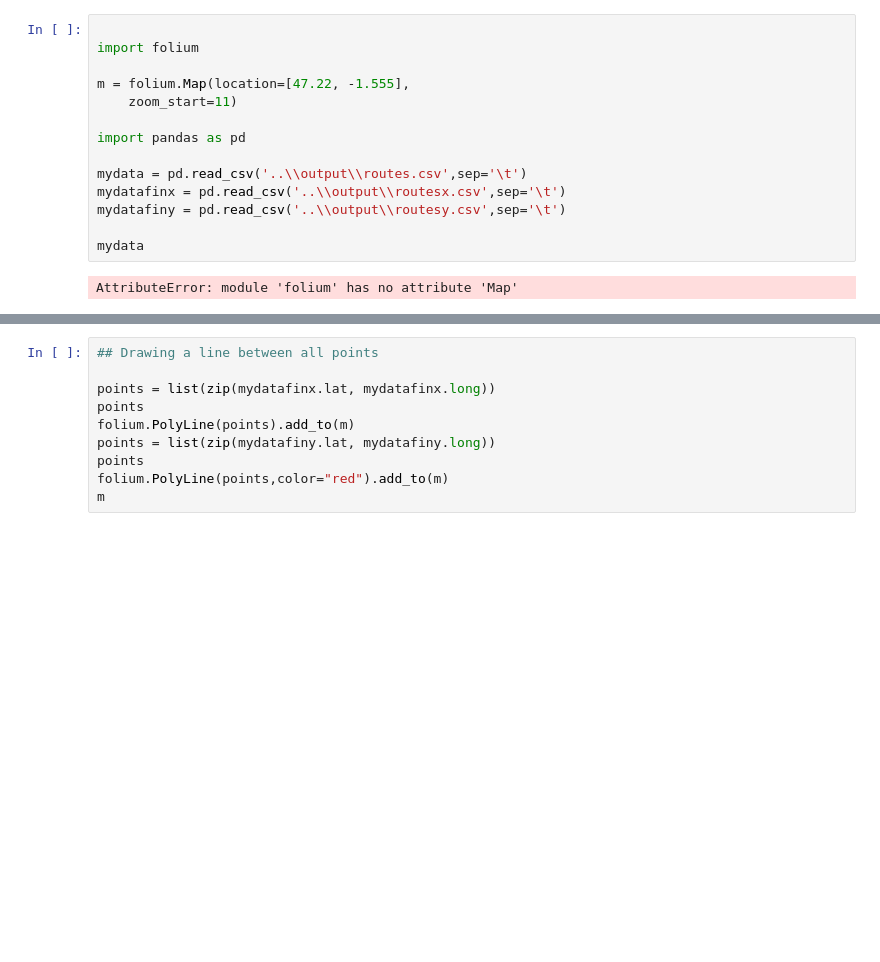
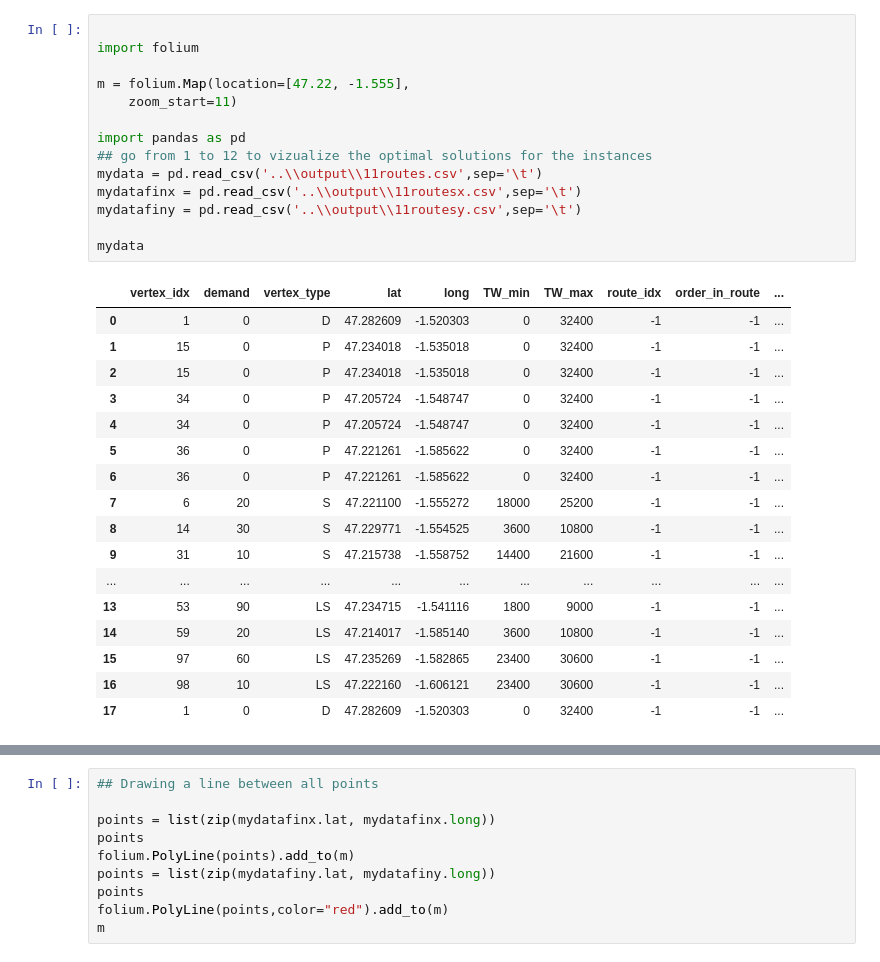
Before and after one commit to thaddeusLEONARD/Transport, a Jupyter notebook: visu/FoliumTruckAndFreighter.ipynb, the cells around one changed output, grey strips where cells are left out. Cells and saved outputs as stored; diff of their text form; blank space fills up the shorter version.

Commit message:
pour les photos des instances

```diff
--- a/visu/FoliumTruckAndFreighter.ipynb
+++ b/visu/FoliumTruckAndFreighter.ipynb
@@ -1,19 +1,35 @@
 # %%
 
 import folium
 
 m = folium.Map(location=[47.22, -1.555],
     zoom_start=11)
 
 import pandas as pd
-
-mydata = pd.read_csv('..\\output\\routes.csv',sep='\t')
-mydatafinx = pd.read_csv('..\\output\\routesx.csv',sep='\t')
-mydatafiny = pd.read_csv('..\\output\\routesy.csv',sep='\t')
+## go from 1 to 12 to vizualize the optimal solutions for the instances
+mydata = pd.read_csv('..\\output\\11routes.csv',sep='\t')
+mydatafinx = pd.read_csv('..\\output\\11routesx.csv',sep='\t')
+mydatafiny = pd.read_csv('..\\output\\11routesy.csv',sep='\t')
 
 mydata
 # %% [output]
-AttributeError: module 'folium' has no attribute 'Map'
+|  | vertex_idx | demand | vertex_type | lat | long | TW_min | TW_max | route_idx | order_in_route | ... |
+| 0 | 1 | 0 | D | 47.282609 | -1.520303 | 0 | 32400 | -1 | -1 | ... |
+| 1 | 15 | 0 | P | 47.234018 | -1.535018 | 0 | 32400 | -1 | -1 | ... |
+| 2 | 15 | 0 | P | 47.234018 | -1.535018 | 0 | 32400 | -1 | -1 | ... |
+| 3 | 34 | 0 | P | 47.205724 | -1.548747 | 0 | 32400 | -1 | -1 | ... |
+| 4 | 34 | 0 | P | 47.205724 | -1.548747 | 0 | 32400 | -1 | -1 | ... |
+| 5 | 36 | 0 | P | 47.221261 | -1.585622 | 0 | 32400 | -1 | -1 | ... |
+| 6 | 36 | 0 | P | 47.221261 | -1.585622 | 0 | 32400 | -1 | -1 | ... |
+| 7 | 6 | 20 | S | 47.221100 | -1.555272 | 18000 | 25200 | -1 | -1 | ... |
+| 8 | 14 | 30 | S | 47.229771 | -1.554525 | 3600 | 10800 | -1 | -1 | ... |
+| 9 | 31 | 10 | S | 47.215738 | -1.558752 | 14400 | 21600 | -1 | -1 | ... |
+| ... | ... | ... | ... | ... | ... | ... | ... | ... | ... | ... |
+| 13 | 53 | 90 | LS | 47.234715 | -1.541116 | 1800 | 9000 | -1 | -1 | ... |
+| 14 | 59 | 20 | LS | 47.214017 | -1.585140 | 3600 | 10800 | -1 | -1 | ... |
+| 15 | 97 | 60 | LS | 47.235269 | -1.582865 | 23400 | 30600 | -1 | -1 | ... |
+| 16 | 98 | 10 | LS | 47.222160 | -1.606121 | 23400 | 30600 | -1 | -1 | ... |
+| 17 | 1 | 0 | D | 47.282609 | -1.520303 | 0 | 32400 | -1 | -1 | ... |
 # %%
 ## Plotting all points on the map
 
```
Also changed, not shown: parts of 1 cell of this notebook, 22 other files.
